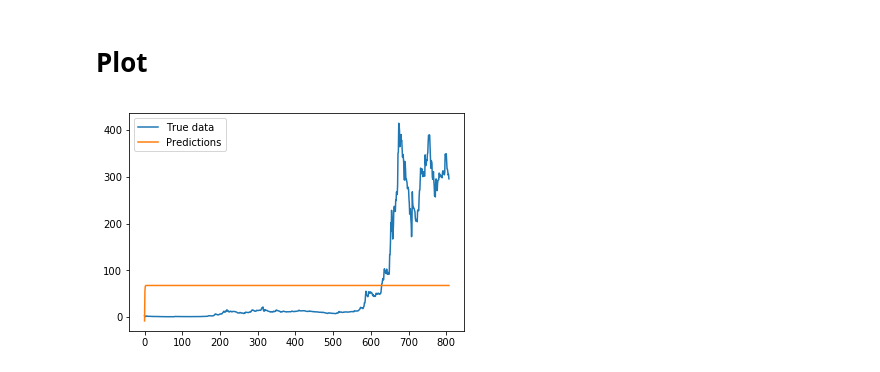
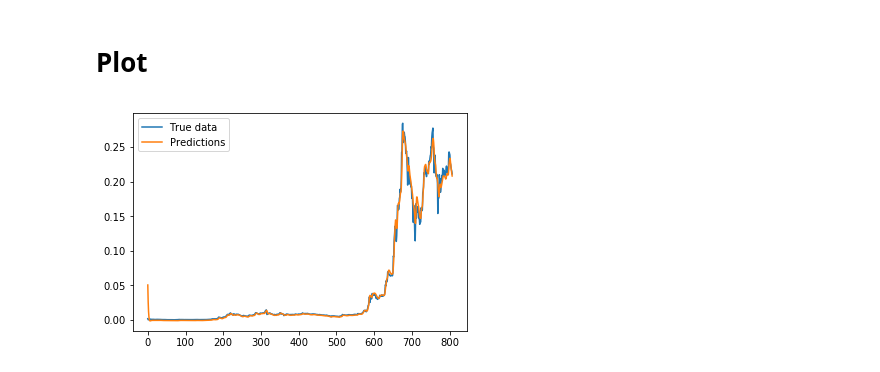
Before and after one commit to hjjimmykim/yggdrasil, a Jupyter notebook: Yggdrasil.ipynb, the cells around one changed output. Drawn from its saved outputs; the diff is of its cells as text; code cells hidden in the pictures.

Commit message:
Data normalization

```diff
--- a/Yggdrasil.ipynb
+++ b/Yggdrasil.ipynb
@@ -87,6 +87,12 @@ o,h,l,c,v,cap = extract_data()
 data = np.vstack([o,h,l,c,v])
 data = data.T
 
+# Cut off data
+#data = data[650:]
+# Normalize data
+data = data/data.max(0)
+
+# Test data
 #data = np.sin(np.linspace(0,10*np.pi,1000).reshape(-1,1)) # Test data
 
 data = torch.from_numpy(data).float() # Convert to tensor
@@ -155,20 +161,20 @@ Total time: 32.99236011505127 s
 # Plot
 # %%
 train_output = model(x_train)
-plot_type = 1
+plot_type = 0
 
 plt.figure()
 ohlcv_train = y_train.transpose(0,1)
 ohlcv_train_pred = train_output.transpose(0,1)
 plt.plot(ohlcv_train[plot_type],label='True data')
 plt.plot(ohlcv_train_pred[plot_type].detach(),label='Predictions')
 
 test_output = model(x_test)
 plt.legend()
 plt.savefig('test.png')
 plt.show()
 # %% [output]
-[figure, old version]
+[figure, new version]
 # %%
 plt.plot(losses)
 plt.show()
```
Also changed, not shown: parts of 3 cells of this notebook, 1 other file.
